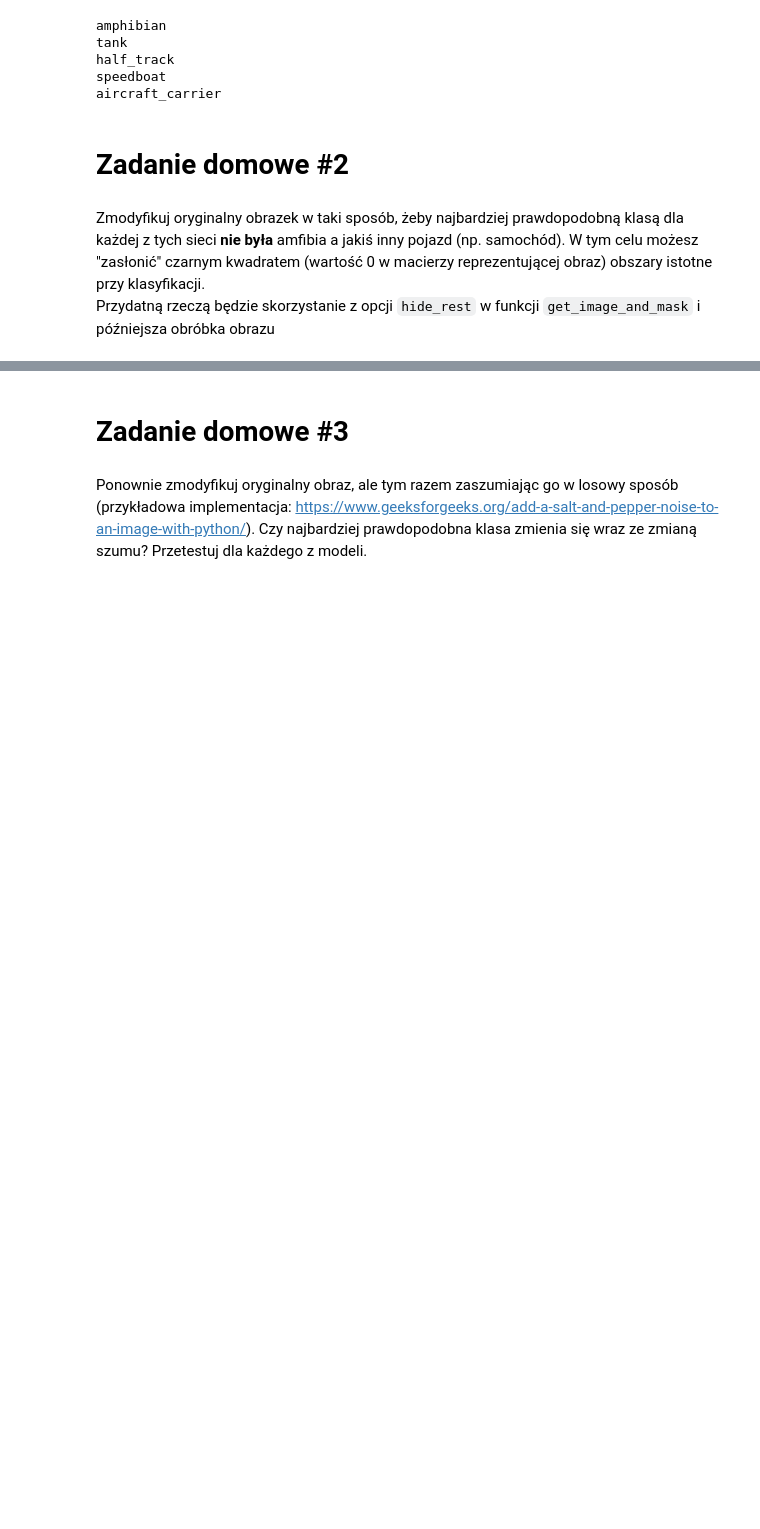
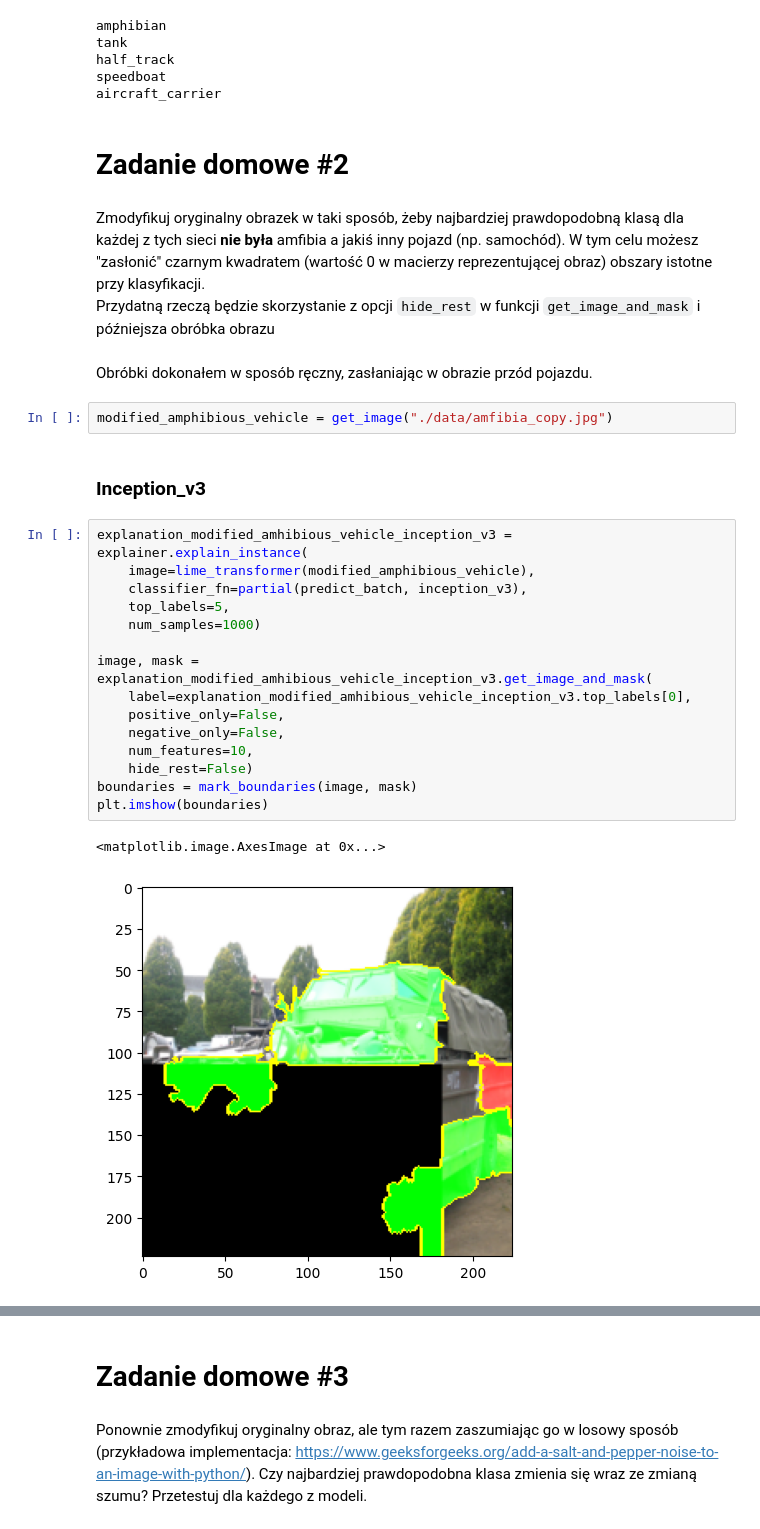
Before and after one commit to FilipKatulski/machine-learning, a Jupyter notebook: LAB4/LIME_image.ipynb, the cells around one changed output, grey strips where cells are left out. Cells and saved outputs as stored; diff of their text form; blank space fills up the shorter version.

```diff
--- a/LAB4/LIME_image.ipynb
+++ b/LAB4/LIME_image.ipynb
@@ -483,3 +488,27 @@ aircraft_carrier
 # %% [markdown]
 Zmodyfikuj oryginalny obrazek w taki sposób, żeby najbardziej prawdopodobną klasą dla każdej z tych sieci **nie była** amfibia a jakiś inny pojazd (np. samochód). W tym celu możesz "zasłonić" czarnym kwadratem (wartość 0 w macierzy reprezentującej obraz) obszary istotne przy klasyfikacji. <br>
 Przydatną rzeczą będzie skorzystanie z opcji `hide_rest` w funkcji `get_image_and_mask` i późniejsza obróbka obrazu
+# %% [markdown]
+Obróbki dokonałem w sposób ręczny, zasłaniając w obrazie przód pojazdu.
+# %%
+modified_amphibious_vehicle = get_image("./data/amfibia_copy.jpg")
+# %% [markdown]
+### Inception_v3
+# %%
+explanation_modified_amhibious_vehicle_inception_v3 = explainer.explain_instance(
+    image=lime_transformer(modified_amphibious_vehicle),
+    classifier_fn=partial(predict_batch, inception_v3),
+    top_labels=5,
+    num_samples=1000)
+
+image, mask = explanation_modified_amhibious_vehicle_inception_v3.get_image_and_mask(
+    label=explanation_modified_amhibious_vehicle_inception_v3.top_labels[0],
+    positive_only=False,
+    negative_only=False,
+    num_features=10,
+    hide_rest=False)
+boundaries = mark_boundaries(image, mask)
+plt.imshow(boundaries)
+# %% [output]
+<matplotlib.image.AxesImage at 0x...>
+[figure, added]
```
Also changed, not shown: parts of 25 cells of this notebook, 3 other files.
